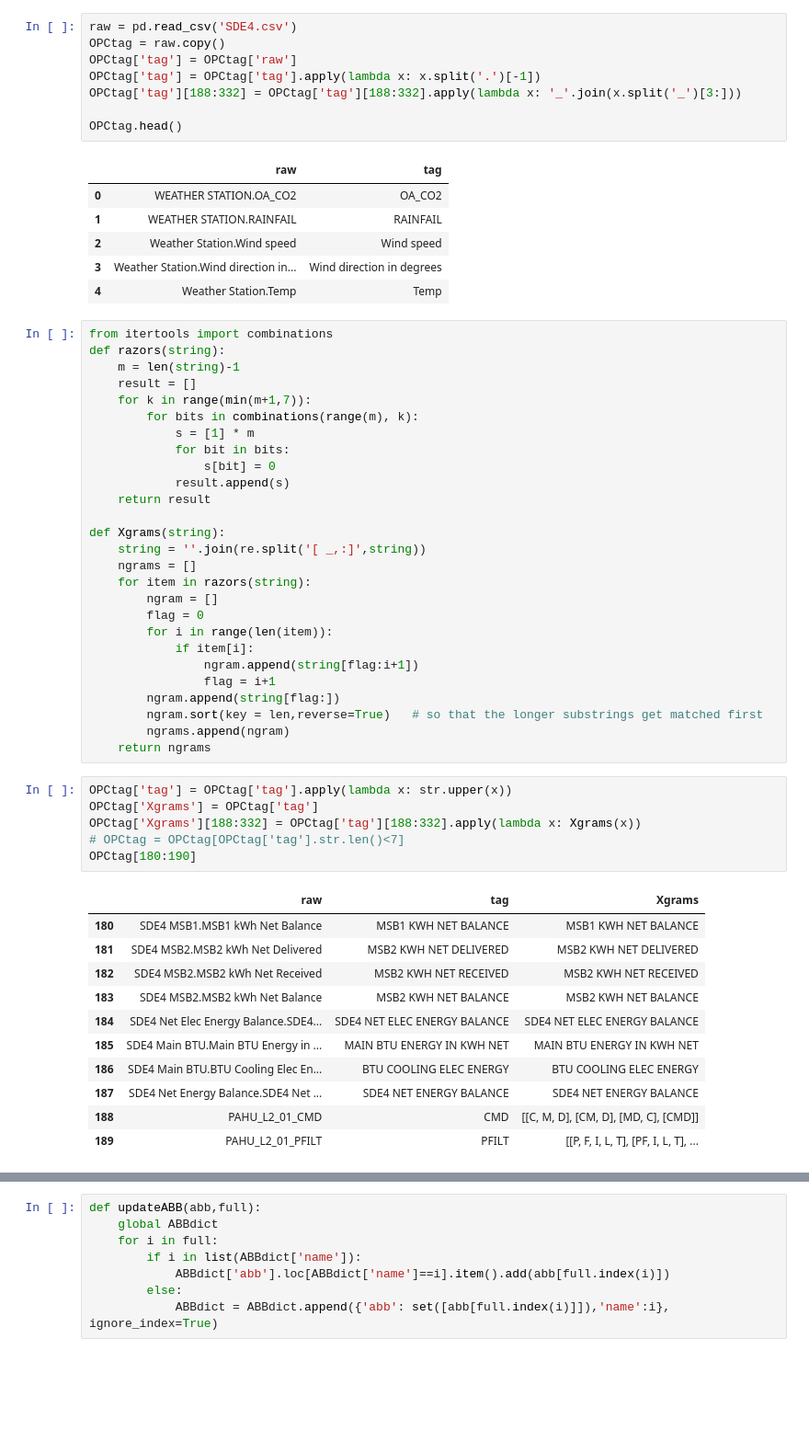
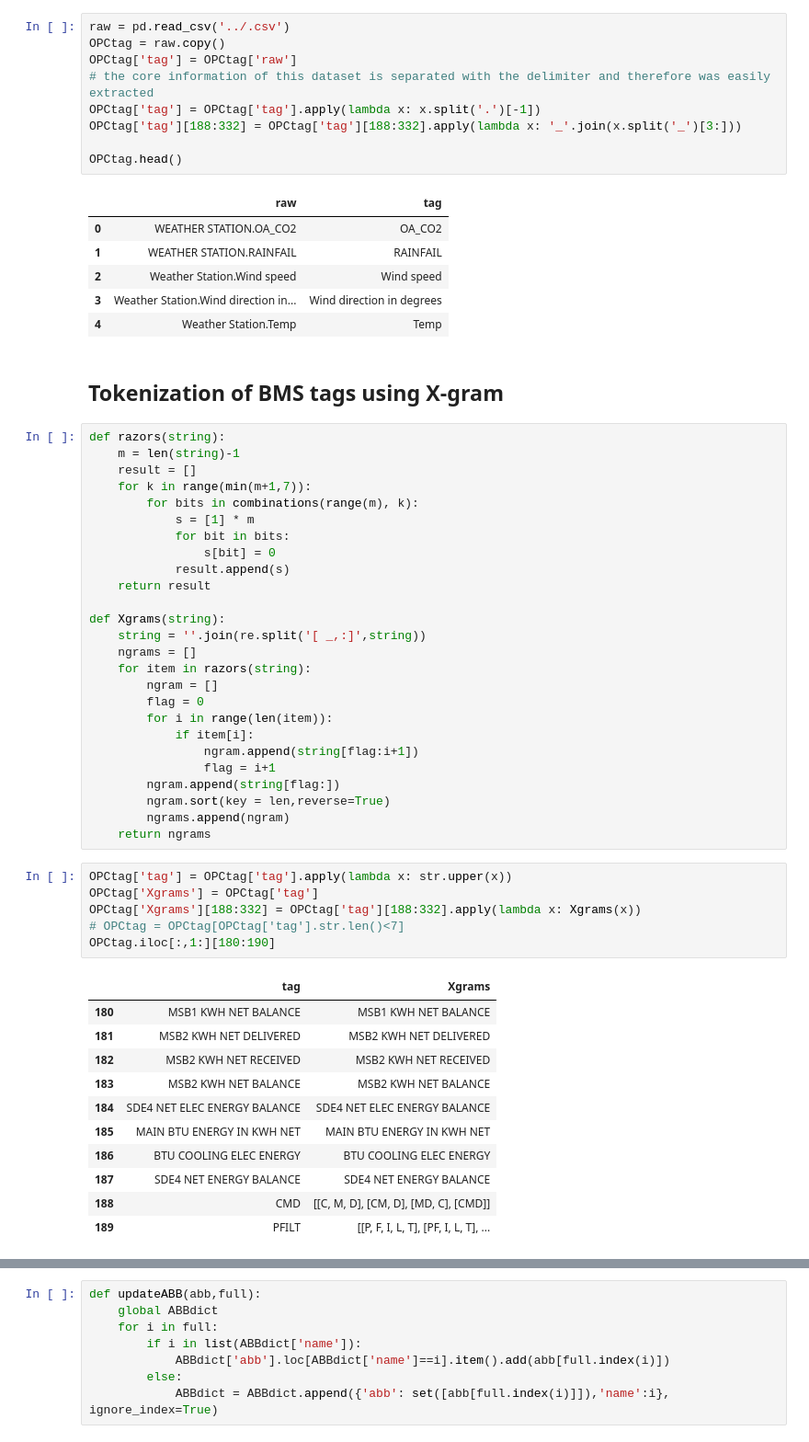
Before and after one commit to ideas-lab-nus/BEM_BMS_mapping, a Jupyter notebook: Building_B.ipynb, the cells around one changed output, grey strips where cells are left out. Shown at 92% size. Cells and saved outputs as stored; diff of their text form; blank space fills up the shorter version.

```diff
--- a/Building_B.ipynb
+++ b/Building_B.ipynb
@@ -20,7 +20,8 @@ warnings.simplefilter(action='ignore', category=DeprecationWarning)
 # %%
-raw = pd.read_csv('SDE4.csv')
+raw = pd.read_csv('../.csv')
 OPCtag = raw.copy()
 OPCtag['tag'] = OPCtag['raw']
+# the core information of this dataset is separated with the delimiter and therefore was easily extracted
 OPCtag['tag'] = OPCtag['tag'].apply(lambda x: x.split('.')[-1])
 OPCtag['tag'][188:332] = OPCtag['tag'][188:332].apply(lambda x: '_'.join(x.split('_')[3:]))
 
@@ -32,8 +33,9 @@ OPCtag.head()
 | 2 | Weather Station.Wind speed | Wind speed |
 | 3 | Weather Station.Wind direction in... | Wind direction in degrees |
 | 4 | Weather Station.Temp | Temp |
+# %% [markdown]
+## Tokenization of BMS tags using X-gram
 # %%
-from itertools import combinations
 def razors(string):
     m = len(string)-1
     result = []
@@ -56,24 +58,24 @@ def Xgrams(string):
                 ngram.append(string[flag:i+1])
                 flag = i+1
         ngram.append(string[flag:])
-        ngram.sort(key = len,reverse=True)   # so that the longer substrings get matched first
+        ngram.sort(key = len,reverse=True)
         ngrams.append(ngram)
     return ngrams
 # %%
 OPCtag['tag'] = OPCtag['tag'].apply(lambda x: str.upper(x))
 OPCtag['Xgrams'] = OPCtag['tag']
 OPCtag['Xgrams'][188:332] = OPCtag['tag'][188:332].apply(lambda x: Xgrams(x))
 # OPCtag = OPCtag[OPCtag['tag'].str.len()<7]
-OPCtag[180:190]
+OPCtag.iloc[:,1:][180:190]
 # %% [output]
-|  | raw | tag | Xgrams |
-| 180 | SDE4 MSB1.MSB1 kWh Net Balance | MSB1 KWH NET BALANCE | MSB1 KWH NET BALANCE |
-| 181 | SDE4 MSB2.MSB2 kWh Net Delivered | MSB2 KWH NET DELIVERED | MSB2 KWH NET DELIVERED |
-| 182 | SDE4 MSB2.MSB2 kWh Net Received | MSB2 KWH NET RECEIVED | MSB2 KWH NET RECEIVED |
-| 183 | SDE4 MSB2.MSB2 kWh Net Balance | MSB2 KWH NET BALANCE | MSB2 KWH NET BALANCE |
-| 184 | SDE4 Net Elec Energy Balance.SDE4... | SDE4 NET ELEC ENERGY BALANCE | SDE4 NET ELEC ENERGY BALANCE |
-| 185 | SDE4 Main BTU.Main BTU Energy in ... | MAIN BTU ENERGY IN KWH NET | MAIN BTU ENERGY IN KWH NET |
-| 186 | SDE4 Main BTU.BTU Cooling Elec En... | BTU COOLING ELEC ENERGY | BTU COOLING ELEC ENERGY |
-| 187 | SDE4 Net Energy Balance.SDE4 Net ... | SDE4 NET ENERGY BALANCE | SDE4 NET ENERGY BALANCE |
-| 188 | PAHU_L2_01_CMD | CMD | [[C, M, D], [CM, D], [MD, C], [CMD]] |
-| 189 | PAHU_L2_01_PFILT | PFILT | [[P, F, I, L, T], [PF, I, L, T], ... |
+|  | tag | Xgrams |
+| 180 | MSB1 KWH NET BALANCE | MSB1 KWH NET BALANCE |
+| 181 | MSB2 KWH NET DELIVERED | MSB2 KWH NET DELIVERED |
+| 182 | MSB2 KWH NET RECEIVED | MSB2 KWH NET RECEIVED |
+| 183 | MSB2 KWH NET BALANCE | MSB2 KWH NET BALANCE |
+| 184 | SDE4 NET ELEC ENERGY BALANCE | SDE4 NET ELEC ENERGY BALANCE |
+| 185 | MAIN BTU ENERGY IN KWH NET | MAIN BTU ENERGY IN KWH NET |
+| 186 | BTU COOLING ELEC ENERGY | BTU COOLING ELEC ENERGY |
+| 187 | SDE4 NET ENERGY BALANCE | SDE4 NET ENERGY BALANCE |
+| 188 | CMD | [[C, M, D], [CM, D], [MD, C], [CMD]] |
+| 189 | PFILT | [[P, F, I, L, T], [PF, I, L, T], ... |
```
Also changed, not shown: parts of 48 cells of this notebook, 2 other files.
